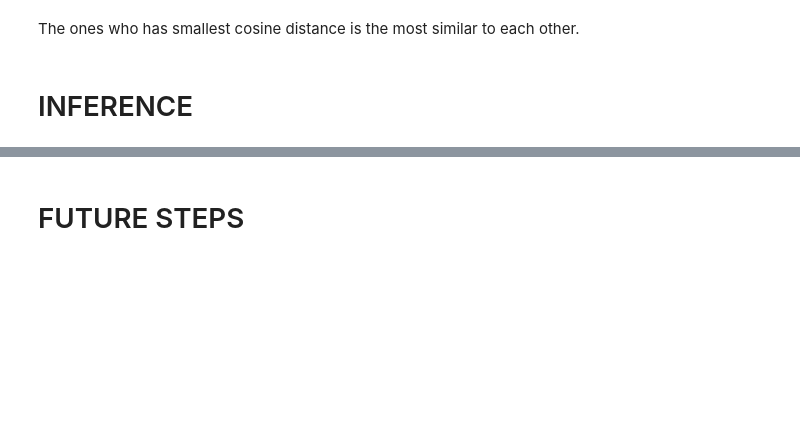
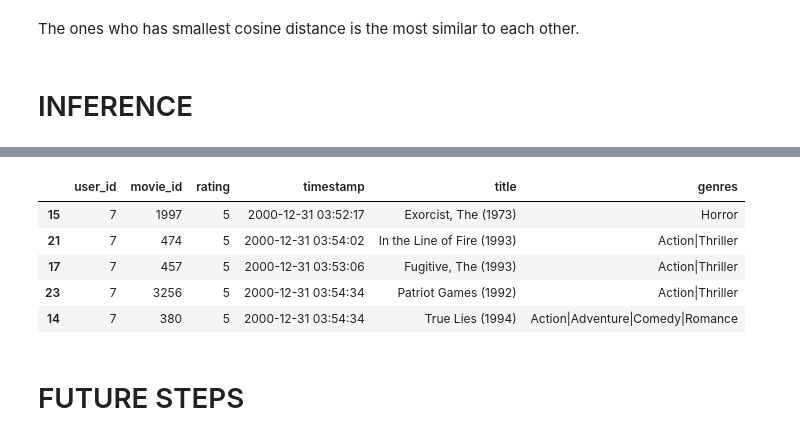
Before and after one commit to emremidilli/Movie-Recommender-System, a Jupyter notebook: Analysis.ipynb, the cells around one changed output, grey strips where cells are left out. Saved outputs shown, nothing was run; the diff lists cells and outputs as text; code cells hidden in the pictures; blank space fills up the shorter version.

```diff
--- a/Analysis.ipynb
+++ b/Analysis.ipynb
@@ -605,3 +589,15 @@ dfSimilarUserRatings.head(c_iTopNItemsToRecommend)[['movie_id_encoded', 'normali
+# %%
+dfUserHistory =  dfRatings[dfRatings['user_id'] == iUserID]
+dfUserHistory = pd.merge(left = dfUserHistory , right= dfCopyMovies, left_on = 'movie_id', right_on = 'movie_id' )
+dfUserHistory.sort_values(by = 'rating',  ascending = False, inplace = True)
+dfUserHistory.head(5)
+# %% [output]
+|  | user_id | movie_id | rating | timestamp | title | genres |
+| 15 | 7 | 1997 | 5 | 2000-12-31 03:52:17 | Exorcist, The (1973) | Horror |
+| 21 | 7 | 474 | 5 | 2000-12-31 03:54:02 | In the Line of Fire (1993) | Action|Thriller |
+| 17 | 7 | 457 | 5 | 2000-12-31 03:53:06 | Fugitive, The (1993) | Action|Thriller |
+| 23 | 7 | 3256 | 5 | 2000-12-31 03:54:34 | Patriot Games (1992) | Action|Thriller |
+| 14 | 7 | 380 | 5 | 2000-12-31 03:54:34 | True Lies (1994) | Action|Adventure|Comedy|Romance |
 # %% [markdown]
 # FUTURE STEPS
 # %% [markdown]
```
Also changed, not shown: parts of 7 cells of this notebook.
